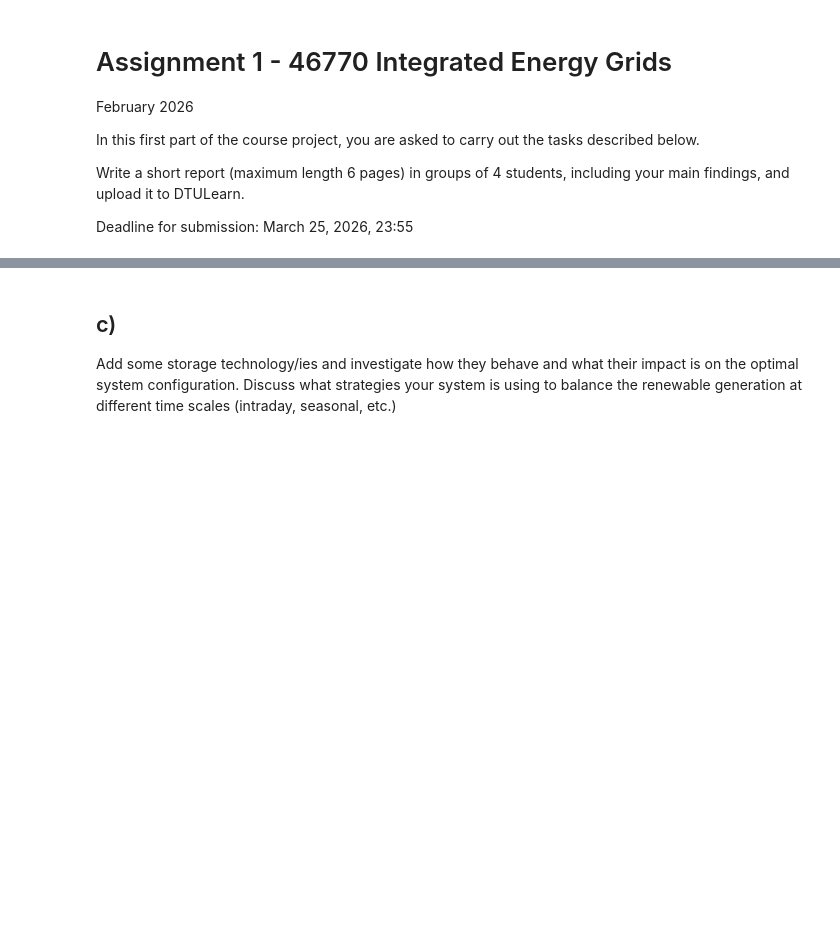
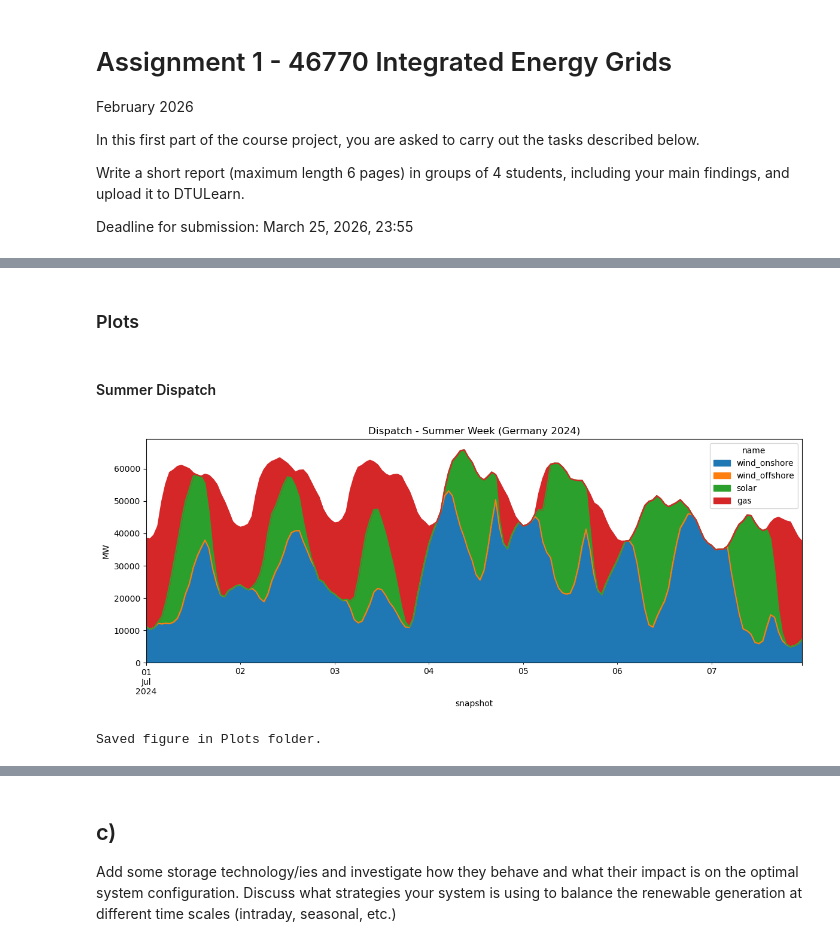
Before and after one commit to fortero23/Integrated_Energy_Grids, a Jupyter notebook: Modules/Assignment1.ipynb, the cells around one changed output, grey strips where cells are left out. Drawn from its saved outputs; the diff is of its cells as text; code cells hidden in the pictures; blank space fills up the shorter version.

```diff
--- a/Modules/Assignment1.ipynb
+++ b/Modules/Assignment1.ipynb
@@ -56,0 +151,19 @@ costs = {
+# %%
+# Data taken from:
+# https://energy-charts.info/charts/installed_power/chart.htm?l=en&c=DE&year=2024
+
+WIND_ONSHORE_CAPACITY_MW    = 63590
+WIND_OFFSHORE_CAPACITY_MW   = 9220
+SOLAR_CAPACITY_MW           = 92410
+GAS_INSTALLED_CAPACITY_MW   = 35600
+
+wind_onshore_cf     = (df["wind_onshore"] / WIND_ONSHORE_CAPACITY_MW).clip(lower=0, upper=1)
+wind_offshore_cf    = (df["wind_offshore"] / WIND_OFFSHORE_CAPACITY_MW).clip(lower=0, upper=1)
+solar_cf            = (df["solar"] / SOLAR_CAPACITY_MW).clip(lower=0, upper=1)
+demand_series       = df["load"].clip(lower=0)
+
+print("Onshore wind mean capacity factor:", wind_onshore_cf.mean())
+print("Offshore wind mean capacity factor:", wind_offshore_cf.mean())
+print("Utility solar mean capacity factor:", solar_cf.mean())
+#.clip(lower, uppper) are basically used to ensure that any data point is not negative or goes beyond 1,
+# which is important for capacity factors and demand.
@@ -56,0 +181,8 @@ costs = {
+# %%
+def annuity(n, r):
+    # Annuity is basically a way to calculate the equivalent annual cost of an investment, taking into account the time value of money.
+    """Annuity factor for lifetime n years and discount rate r."""
+    if r > 0:
+        return r / (1.0 - 1.0 / (1.0 + r) ** n)
+    else:
+        return 1.0 / n
@@ -56,0 +327,18 @@ costs = {
+# %% [markdown]
+### Plots
+# %% [markdown]
+#### Summer Dispatch
+# %%
+summer = n.generators_t.p.loc["2024-07-01":"2024-07-07"]
+summer.plot.area(figsize=(12, 5))
+plt.title("Dispatch - Summer Week (Germany 2024)")
+plt.ylabel("MW")
+plt.tight_layout()
+plt.savefig(PLOTS_DIR / "summer_dispatch.png", dpi=200)
+plt.show()
+plt.close()
+
+print("\nSaved figure in Plots folder.")
+# %% [output]
+[figure, added]
+Saved figure in Plots folder.
```
Also changed, not shown: parts of 27 cells of this notebook.
